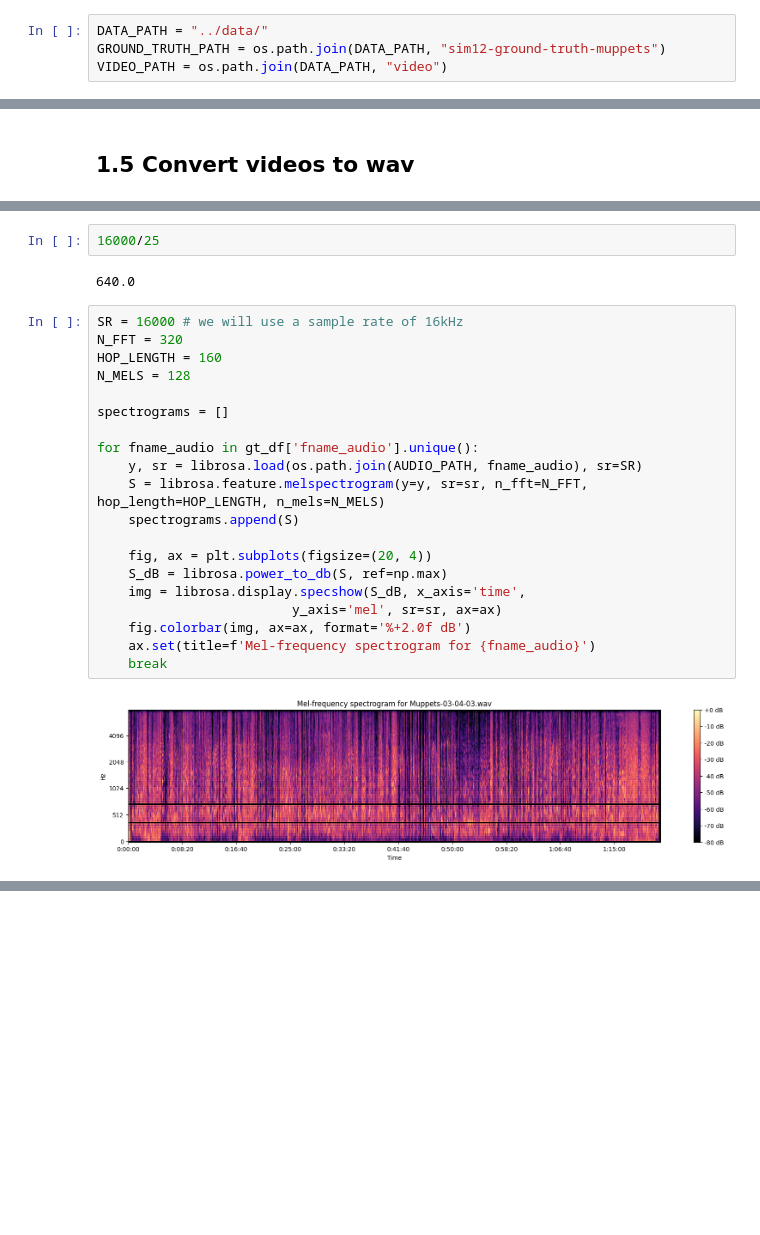
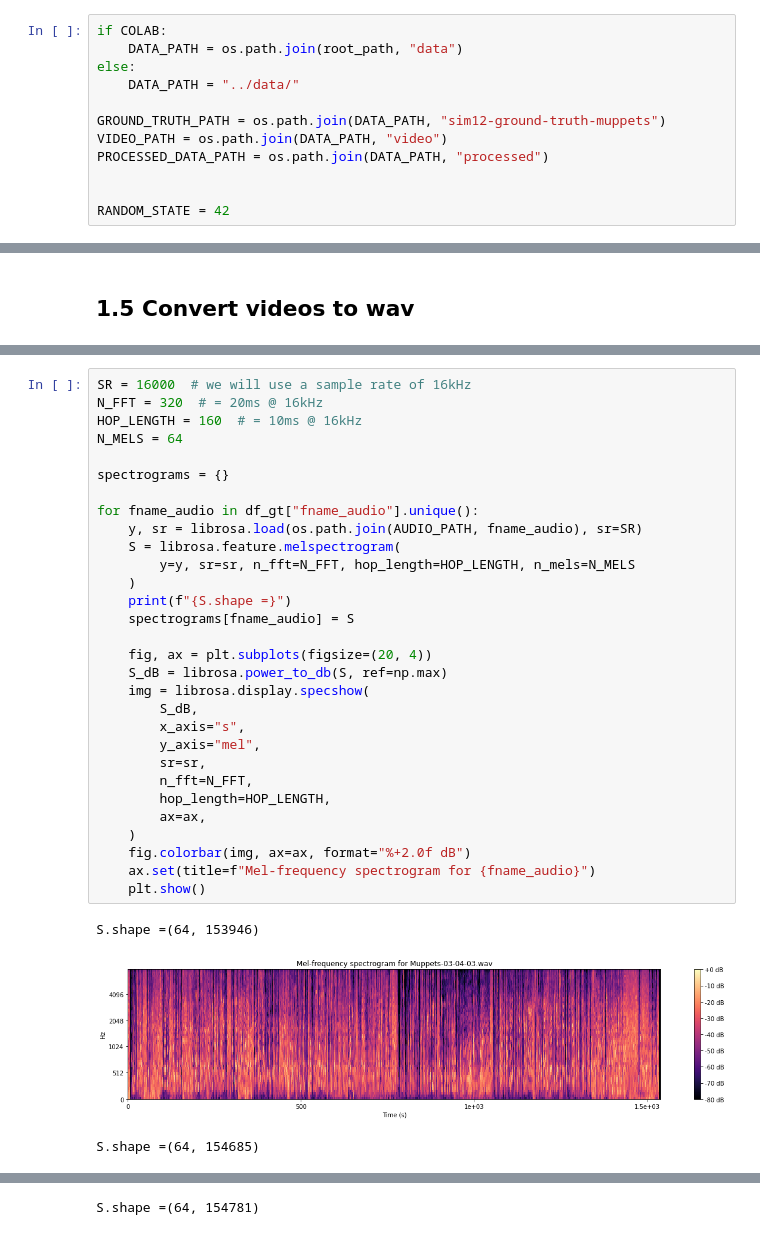
Before and after one commit to mjhof/similarity-modeling, a Jupyter notebook: notebooks/audio-based-deep-learning.ipynb, the cells around one changed output, grey strips where cells are left out. Saved outputs shown, nothing was run; the diff lists cells and outputs as text; blank space fills up the shorter version.

```diff
--- a/notebooks/audio-based-deep-learning.ipynb
+++ b/notebooks/audio-based-deep-learning.ipynb
@@ -55,9 +106,17 @@ import librosa.display
 # %% [markdown]
 ## Constants
 # %%
-DATA_PATH = "../data/"
+if COLAB:
+    DATA_PATH = os.path.join(root_path, "data")
+else:
+    DATA_PATH = "../data/"
+
 GROUND_TRUTH_PATH = os.path.join(DATA_PATH, "sim12-ground-truth-muppets")
 VIDEO_PATH = os.path.join(DATA_PATH, "video")
+PROCESSED_DATA_PATH = os.path.join(DATA_PATH, "processed")
+
+
+RANDOM_STATE = 42
 # %% [markdown]
 # 1. Data Preparation
 # %% [markdown]
@@ -235,26 +257,34 @@ TODO: Find parameters that spectrogram frames match video frames
-# %%
-16000/25
-# %% [output]
-640.0
 # %%
-SR = 16000 # we will use a sample rate of 16kHz
-N_FFT = 320
-HOP_LENGTH = 160
-N_MELS = 128
+SR = 16000  # we will use a sample rate of 16kHz
+N_FFT = 320  # = 20ms @ 16kHz
+HOP_LENGTH = 160  # = 10ms @ 16kHz
+N_MELS = 64
 
-spectrograms = []
+spectrograms = {}
 
-for fname_audio in gt_df['fname_audio'].unique():
+for fname_audio in df_gt["fname_audio"].unique():
     y, sr = librosa.load(os.path.join(AUDIO_PATH, fname_audio), sr=SR)
-    S = librosa.feature.melspectrogram(y=y, sr=sr, n_fft=N_FFT, hop_length=HOP_LENGTH, n_mels=N_MELS)
-    spectrograms.append(S)
+    S = librosa.feature.melspectrogram(
+        y=y, sr=sr, n_fft=N_FFT, hop_length=HOP_LENGTH, n_mels=N_MELS
+    )
+    print(f"{S.shape =}")
+    spectrograms[fname_audio] = S
 
     fig, ax = plt.subplots(figsize=(20, 4))
     S_dB = librosa.power_to_db(S, ref=np.max)
-    img = librosa.display.specshow(S_dB, x_axis='time',
-                         y_axis='mel', sr=sr, ax=ax)
-    fig.colorbar(img, ax=ax, format='%+2.0f dB')
-    ax.set(title=f'Mel-frequency spectrogram for {fname_audio}')
-    break
+    img = librosa.display.specshow(
+        S_dB,
+        x_axis="s",
+        y_axis="mel",
+        sr=sr,
+        n_fft=N_FFT,
+        hop_length=HOP_LENGTH,
+        ax=ax,
+    )
+    fig.colorbar(img, ax=ax, format="%+2.0f dB")
+    ax.set(title=f"Mel-frequency spectrogram for {fname_audio}")
+    plt.show()
 # %% [output]
+S.shape =(64, 153946)
-[figure, old version]
+[figure, new version]
+S.shape =(64, 154685)
@@ -260,0 +292 @@ for fname_audio in gt_df['fname_audio'].unique():
+S.shape =(64, 154781)
```
Also changed, not shown: parts of 36 cells of this notebook, 5 other files.
